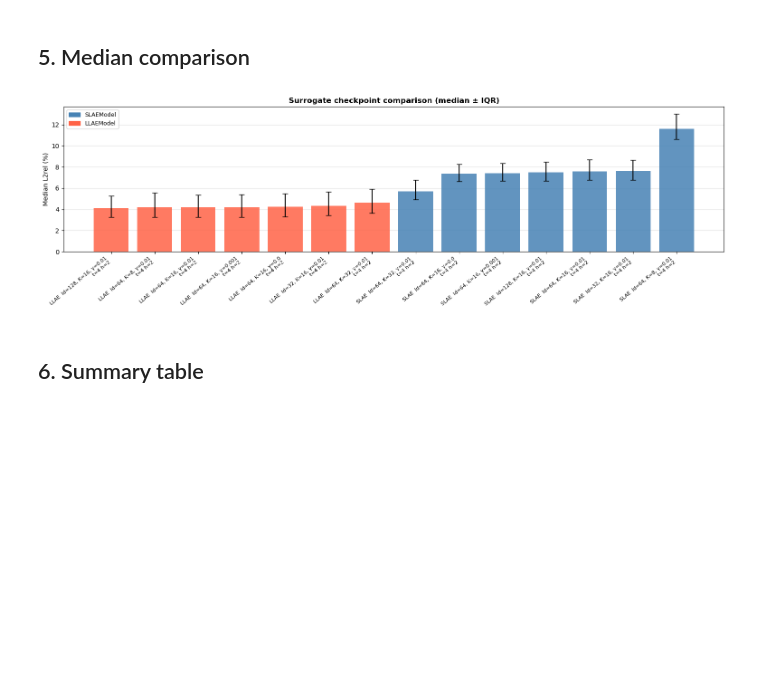
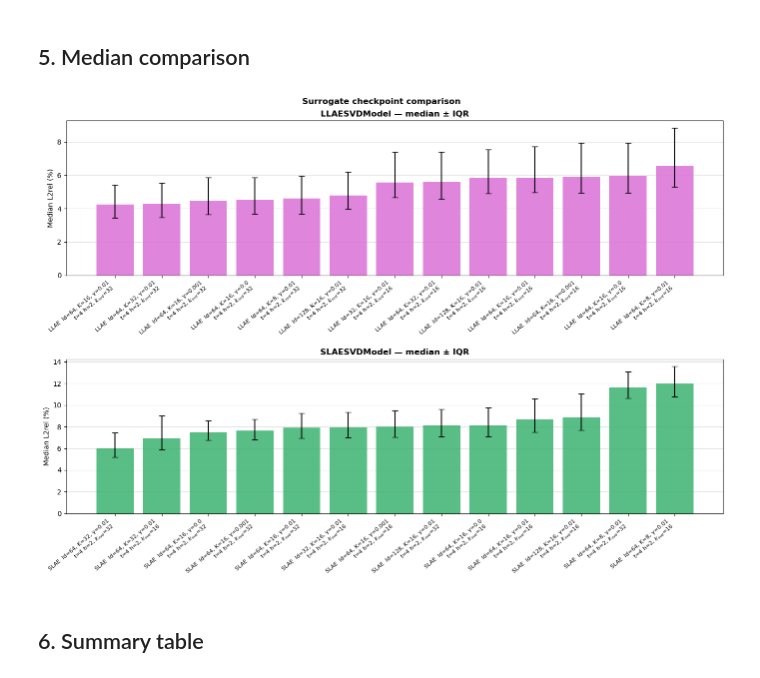
Before and after one commit to keyvanatt/laplace-autoencoders, a Jupyter notebook: notebooks/eval_surrogates.ipynb, the cells around one changed output. Saved outputs shown, nothing was run; the diff lists cells and outputs as text; code cells hidden in the pictures; blank space fills up the shorter version.

Commit message:
eval svd surrogates notebook

```diff
--- a/notebooks/eval_surrogates.ipynb
+++ b/notebooks/eval_surrogates.ipynb
@@ -106,8 +106,12 @@ def _cache_path(name: str) -> str:
 def _cache_valid(cache_file: str, ckpt_path: str) -> bool:
     if not os.path.exists(cache_file):
         return False
-    data = np.load(cache_file, allow_pickle=True)
-    return float(data['ckpt_mtime']) == os.path.getmtime(ckpt_path)
+    try:
+        data = np.load(cache_file, allow_pickle=True)
+        return float(data['ckpt_mtime']) == os.path.getmtime(ckpt_path)
+    except Exception as e:
+        print(f'Failed to load cache {cache_file}: {e}')
+        return False
 
 def _save_cache(name: str, ckpt_path: str, l2rel: np.ndarray):
     np.savez(
@@ -133,7 +137,7 @@ print(f'Device: {device}\n')
 # Exclude svd_bases.pt which is not a surrogate
 ckpt_paths = sorted([
     p for p in glob.glob(os.path.join(CKPT_DIR, '*.ckpt'))
-    if (os.path.basename(p).startswith('SLAEModel') or os.path.basename(p).startswith('LLAEModel'))
+    if (os.path.basename(p).startswith('SLAESVDModel') or os.path.basename(p).startswith('LLAESVDModel'))
       and not os.path.basename(p).startswith('svd_bases')
 ])
 print(f'{len(ckpt_paths)} surrogate checkpoints found:')
@@ -288,37 +257,40 @@ else:
 # %%
 if results:
     medians = {n: float(np.median(v)) for n, v in results.items()}
     p25     = {n: float(np.percentile(v, 25)) for n, v in results.items()}
     p75     = {n: float(np.percentile(v, 75)) for n, v in results.items()}
 
-    sorted_names = sorted(medians, key=lambda n: medians[n])
-    bar_colors   = [PALETTE.get(model_types.get(n, ''), 'gray') for n in sorted_names]
+    families = sorted(set(model_types.values()))
+    fig, axes = plt.subplots(len(families), 1, figsize=(14, 5 * len(families)))
+    if len(families) == 1:
+        axes = [axes]
 
-    fig, ax = plt.subplots(figsize=(max(8, len(sorted_names) * 1.1), 5))
-    x = np.arange(len(sorted_names))
+    for ax, family in zip(axes, families):
+        names_fam    = [n for n in results if model_types.get(n) == family]
+        sorted_names = sorted(names_fam, key=lambda n: medians[n])
+        color        = PALETTE.get(family, 'gray')
+        x            = np.arange(len(sorted_names))
 
-    ax.bar(x, [medians[n] for n in sorted_names], color=bar_colors, alpha=0.85, zorder=2)
+        ax.bar(x, [medians[n] for n in sorted_names], color=color, alpha=0.85, zorder=2)
 
-    yerr_low  = [medians[n] - p25[n] for n in sorted_names]
-    yerr_high = [p75[n] - medians[n] for n in sorted_names]
-    ax.errorbar(x, [medians[n] for n in sorted_names],
-                yerr=[yerr_low, yerr_high],
-                fmt='none', color='black', capsize=4, linewidth=1.5, zorder=3)
+        yerr_low  = [medians[n] - p25[n] for n in sorted_names]
+        yerr_high = [p75[n] - medians[n] for n in sorted_names]
+        ax.errorbar(x, [medians[n] for n in sorted_names],
+                    yerr=[yerr_low, yerr_high],
+                    fmt='none', color='black', capsize=4, linewidth=1.5, zorder=3)
 
-    ax.set_xticks(x)
-    ax.set_xticklabels([_pretty_name(n) for n in sorted_names], rotation=40, ha='right', fontsize=8)
-    ax.set_ylabel('Median L2rel (%)')
-    ax.set_title('Surrogate checkpoint comparison (median ± IQR)', fontweight='bold')
-    ax.grid(axis='y', alpha=0.4, zorder=0)
+        ax.set_xticks(x)
+        ax.set_xticklabels([_pretty_name(n) for n in sorted_names],
+                           rotation=40, ha='right', fontsize=8)
+        ax.set_ylabel('Median L2rel (%)')
+        ax.set_title(f'{family} — median ± IQR', fontweight='bold')
+        ax.grid(axis='y', alpha=0.4, zorder=0)
 
-    from matplotlib.patches import Patch
-    legend_handles = [Patch(color=c, label=k) for k, c in PALETTE.items() if k in model_types.values()]
-    ax.legend(handles=legend_handles, fontsize=9)
-
+    fig.suptitle('Surrogate checkpoint comparison', fontweight='bold', fontsize=12)
     fig.tight_layout()
     plt.show()
 # %% [output]
-[figure, old version]
+[figure, new version]
 # %% [markdown]
 ## 6. Summary table
 # %%
```
Also changed, not shown: parts of 9 cells of this notebook.
